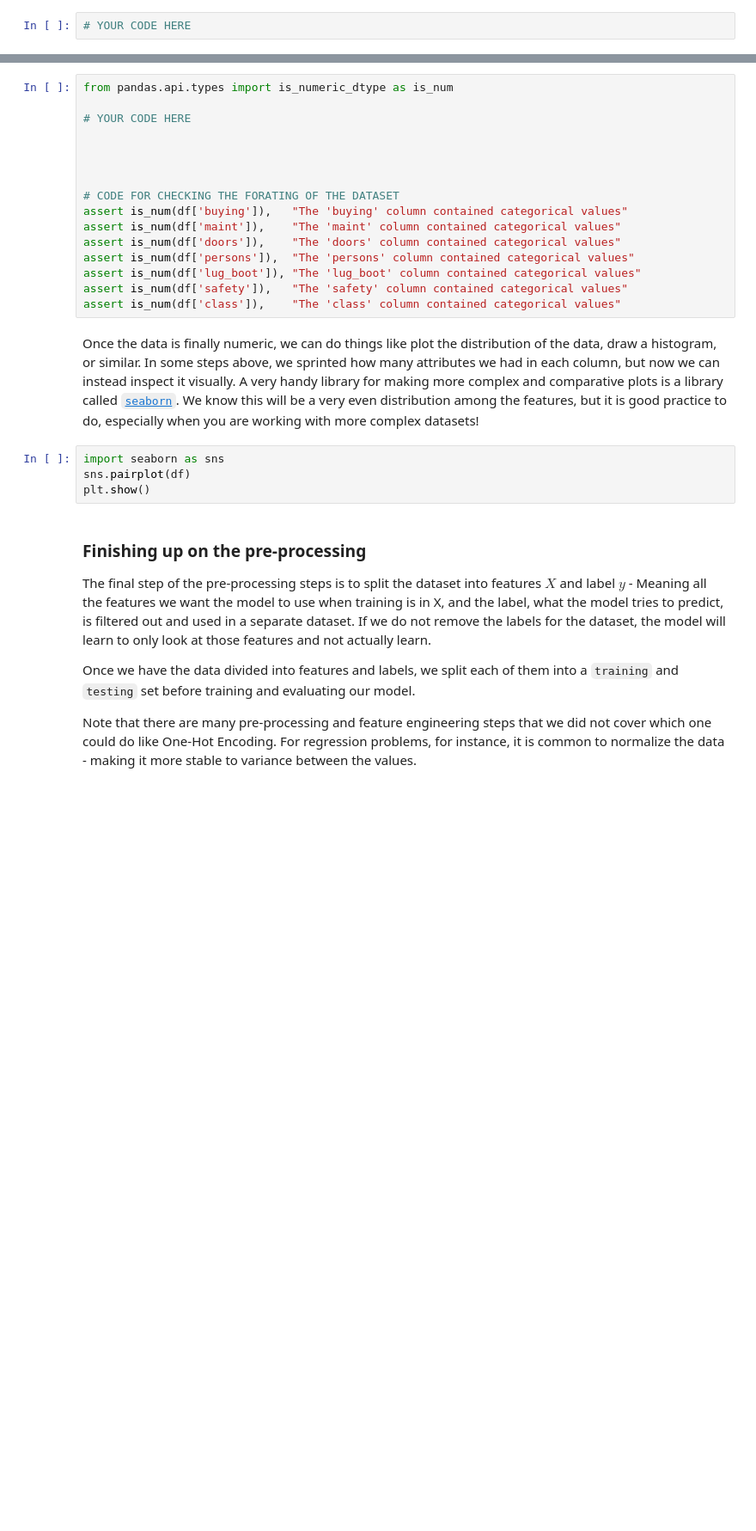
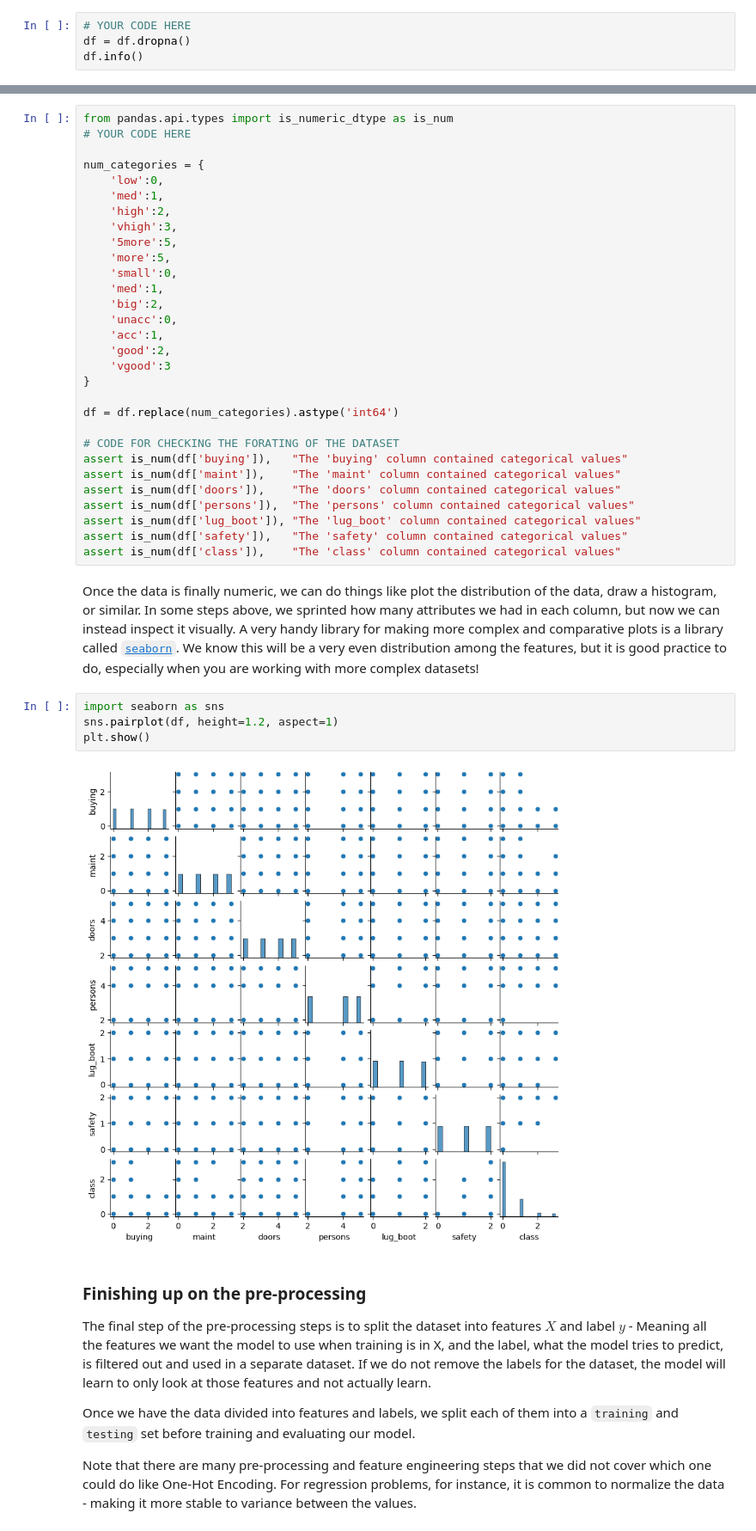
Before and after one commit to albindahlberg/ml-1dl034-public-assignments, a Jupyter notebook: Assignments/Practical/PracticalNotebook4.ipynb, the cells around one changed output, grey strips where cells are left out. Shown at 86% size. Saved outputs shown, nothing was run; the diff lists cells and outputs as text; blank space fills up the shorter version.

```diff
--- a/Assignments/Practical/PracticalNotebook4.ipynb
+++ b/Assignments/Practical/PracticalNotebook4.ipynb
@@ -86,3 +123,5 @@ Remove or handle the missing values in the dataset in an appropriate way.
 - **HINT**: Pandas have multiple built-in methods for dealing with missing values.
 # %%
 # YOUR CODE HERE
+df = df.dropna()
+df.info()
@@ -114,11 +193,25 @@ Convert all the features in the dataset from categorical values into ordinal dat
 - Your goal is to classify the data and all these pre-processing methods are steps to get you towards that goal.
 # %%
 from pandas.api.types import is_numeric_dtype as is_num
-
 # YOUR CODE HERE
 
+num_categories = {
+    'low':0,
+    'med':1,
+    'high':2,
+    'vhigh':3,
+    '5more':5,
+    'more':5,
+    'small':0,
+    'med':1,
+    'big':2,
+    'unacc':0,
+    'acc':1,
+    'good':2,
+    'vgood':3
+}
 
-
+df = df.replace(num_categories).astype('int64')
 
 # CODE FOR CHECKING THE FORATING OF THE DATASET
 assert is_num(df['buying']),   "The 'buying' column contained categorical values"
@@ -132,8 +225,10 @@ assert is_num(df['class']),    "The 'class' column contained categorical values"
 Once the data is finally numeric, we can do things like plot the distribution of the data, draw a histogram, or similar. In some steps above, we sprinted how many attributes we had in each column, but now we can instead inspect it visually. A very handy library for making more complex and comparative plots is a library called [`seaborn`](https://seaborn.pydata.org/examples/index.html). We know this will be a very even distribution among the features, but it is good practice to do, especially when you are working with more complex datasets!
 # %%
 import seaborn as sns
-sns.pairplot(df)
+sns.pairplot(df, height=1.2, aspect=1)
 plt.show()
+# %% [output]
+[figure, added]
 # %% [markdown]
 ### Finishing up on the pre-processing
 
```
Also changed, not shown: parts of 23 cells of this notebook, 6 other files.
